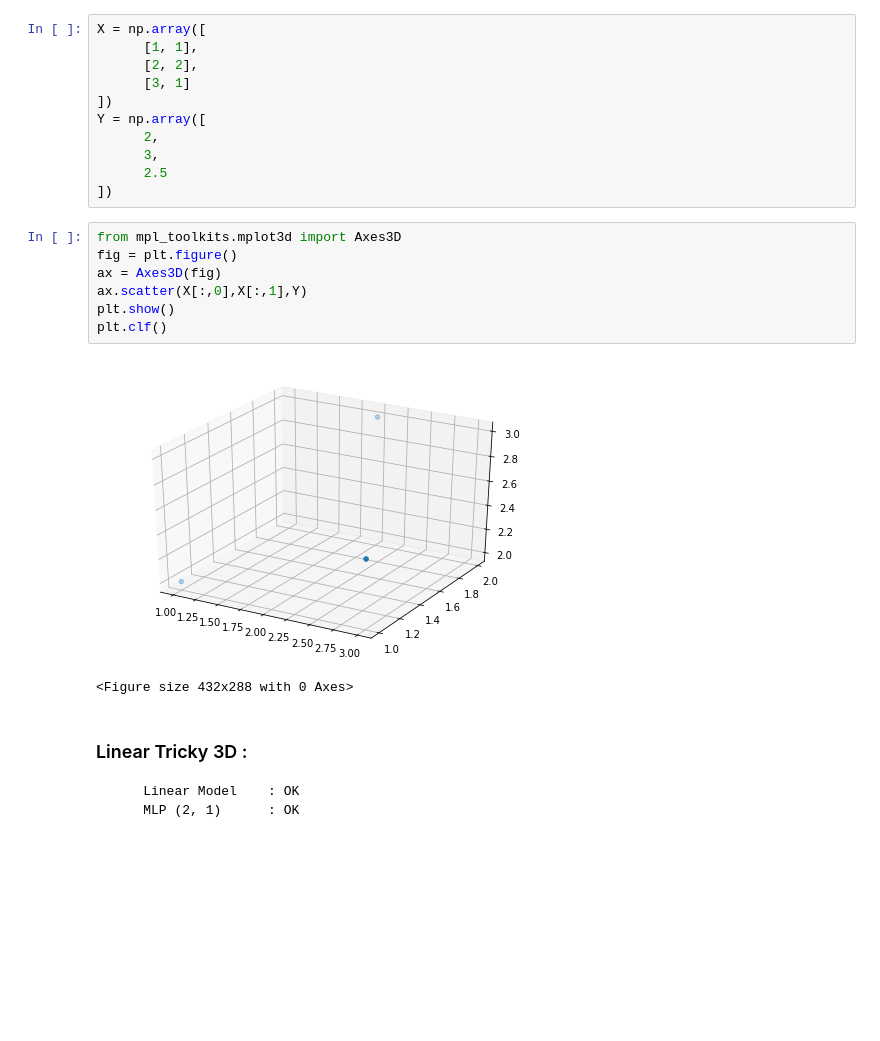
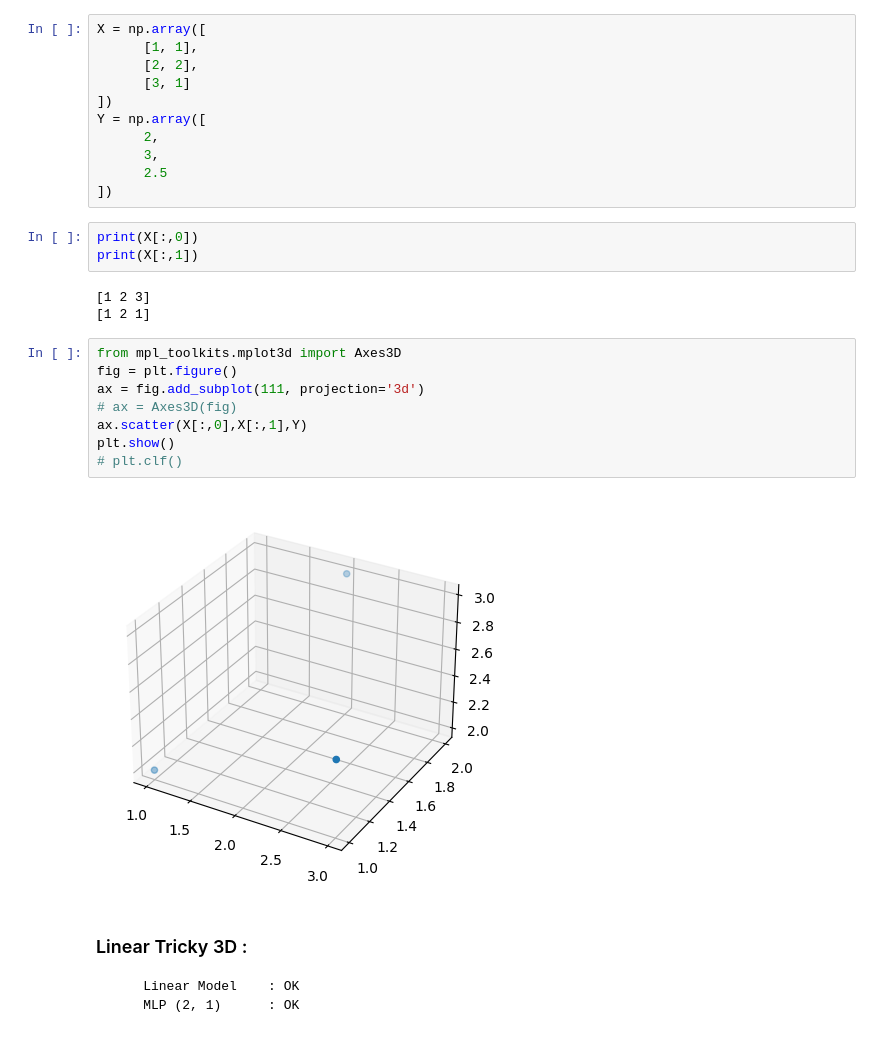
Before and after one commit to Elbub/3IABD2---Projet-annuel, a Jupyter notebook: tests_interops/notebook_test_interops.ipynb, the cells around one changed output. Drawn from its saved outputs; the diff is of its cells as text; blank space fills up the shorter version.

```diff
--- a/tests_interops/notebook_test_interops.ipynb
+++ b/tests_interops/notebook_test_interops.ipynb
@@ -176,16 +172,22 @@ Y = np.array([
       3,
       2.5
 ])
+# %%
+print(X[:,0])
+print(X[:,1])
+# %% [output]
+[1 2 3]
+[1 2 1]
 # %%
 from mpl_toolkits.mplot3d import Axes3D
 fig = plt.figure()
-ax = Axes3D(fig)
+ax = fig.add_subplot(111, projection='3d')
+# ax = Axes3D(fig)
 ax.scatter(X[:,0],X[:,1],Y)
 plt.show()
-plt.clf()
+# plt.clf()
 # %% [output]
-[figure, old version]
+[figure, new version]
-<Figure size 432x288 with 0 Axes>
 # %% [markdown]
 ### Linear Tricky 3D :
         Linear Model    : OK
```
Also changed, not shown: parts of 5 cells of this notebook, 2 other files.
